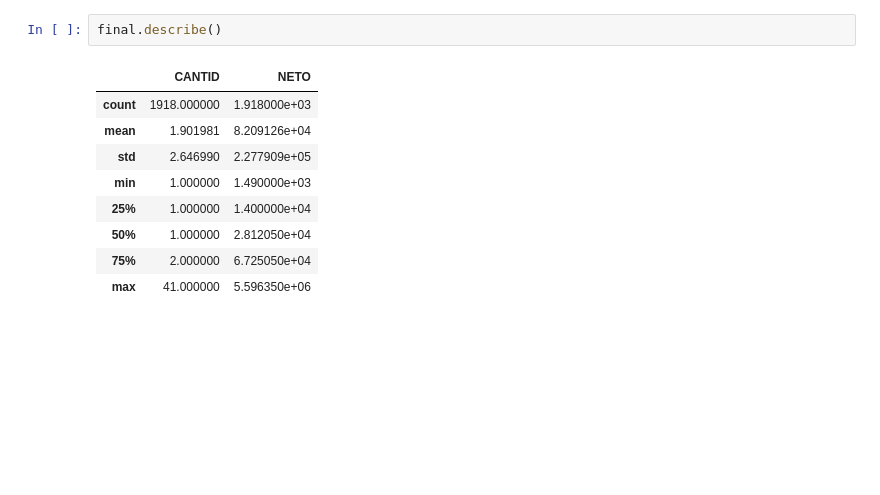
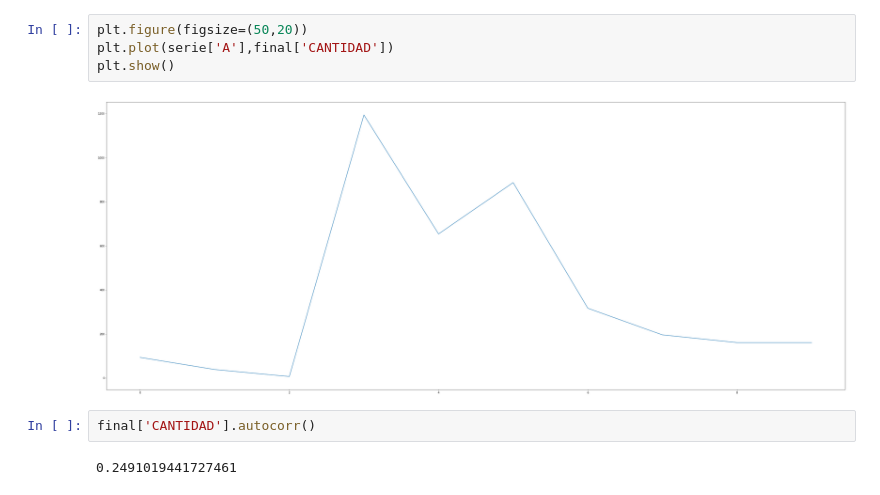
Before and after one commit to psvnetcat/proyectos-pandas, a Jupyter notebook: estadisticos.ipynb, the cells around one changed output. Cells and saved outputs as stored; diff of their text form; blank space fills up the shorter version.

```diff
--- a/estadisticos.ipynb
+++ b/estadisticos.ipynb
@@ -29,12 +39,10 @@ plt.show()
-# %%
-final.describe()
-# %% [output]
-|  | CANTID | NETO |
-| count | 1918.000000 | 1.918000e+03 |
-| mean | 1.901981 | 8.209126e+04 |
-| std | 2.646990 | 2.277909e+05 |
-| min | 1.000000 | 1.490000e+03 |
-| 25% | 1.000000 | 1.400000e+04 |
-| 50% | 1.000000 | 2.812050e+04 |
-| 75% | 2.000000 | 6.725050e+04 |
-| max | 41.000000 | 5.596350e+06 |
+# %%
+plt.figure(figsize=(50,20))
+plt.plot(serie['A'],final['CANTIDAD'])
+plt.show()
+# %% [output]
+[figure, added]
+# %%
+final['CANTIDAD'].autocorr()
+# %% [output]
+0.2491019441727461
```
Also changed, not shown: parts of 8 cells of this notebook, 1 other file.
